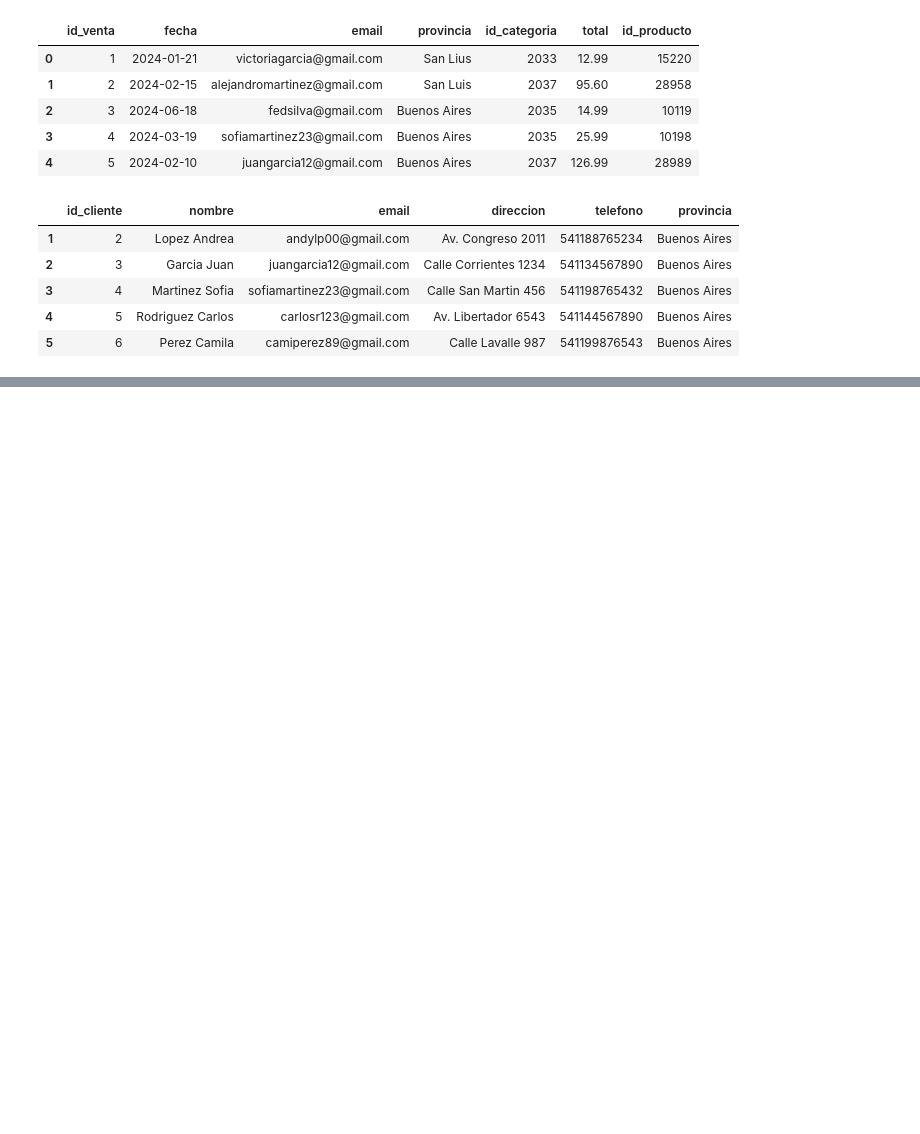
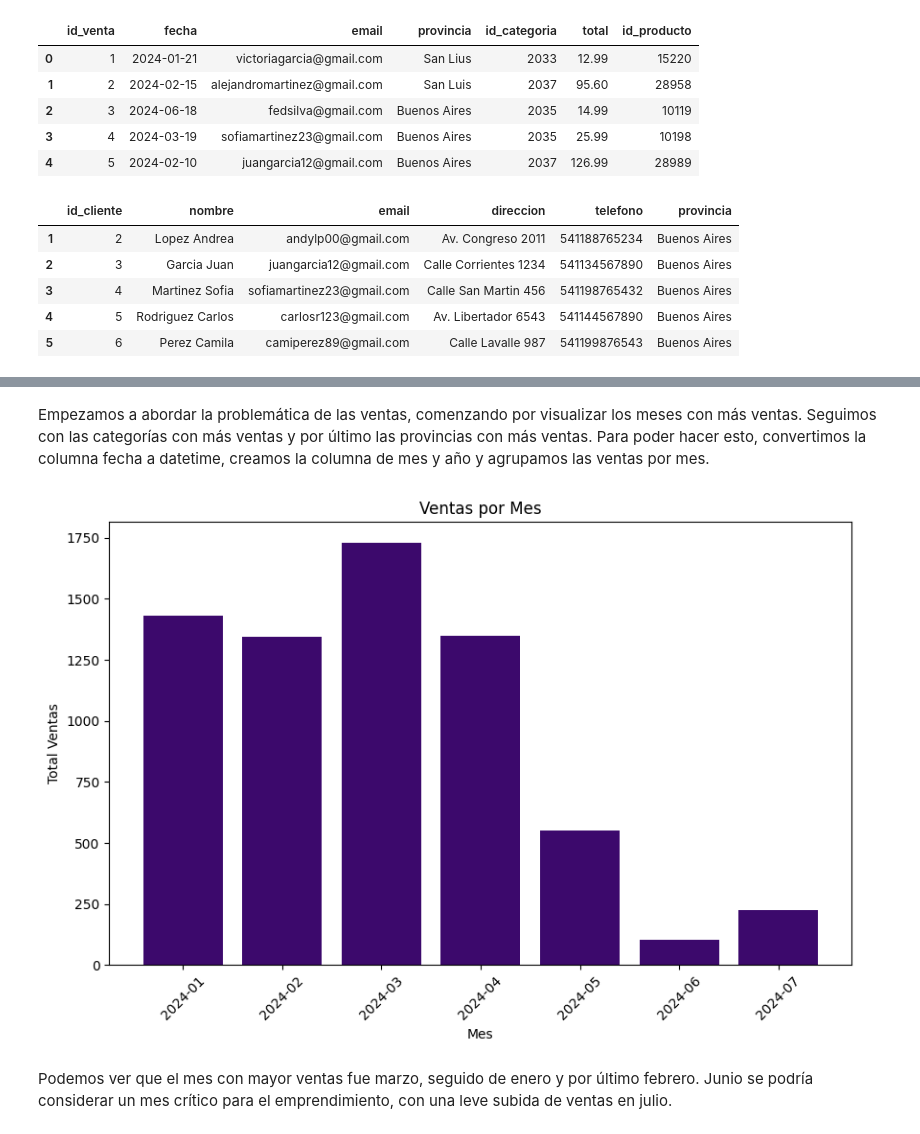
Before and after one commit to sbkrz/noir_velvet, a Jupyter notebook: EDA.ipynb, the cells around one changed output, grey strips where cells are left out. Drawn from its saved outputs; the diff is of its cells as text; code cells hidden in the pictures; blank space fills up the shorter version.

```diff
--- a/EDA.ipynb
+++ b/EDA.ipynb
@@ -54,0 +116,23 @@ clientes.head()
+# %% [markdown]
+Empezamos a abordar la problemática de las ventas, comenzando por visualizar los meses con más ventas. Seguimos con las categorías con más ventas y por último las provincias con más ventas.
+Para poder hacer esto, convertimos la columna fecha a datetime, creamos la columna de mes y año y agrupamos las ventas por mes.
+# %%
+ventas['fecha'] = pd.to_datetime(ventas['fecha'])
+# %%
+ventas['mes'] = ventas['fecha'].dt.to_period('M')
+# %%
+ventas_mensuales = ventas.groupby('mes')['total'].sum().reset_index()
+# %%
+ventas_mensuales['mes'] = ventas_mensuales['mes'].astype(str)
+# %%
+plt.figure(figsize=(10,6))
+plt.bar(ventas_mensuales['mes'], ventas_mensuales['total'], color='#3c096c')
+plt.xticks(rotation=45)
+plt.title('Ventas por Mes')
+plt.xlabel('Mes')
+plt.ylabel('Total Ventas')
+plt.show()
+# %% [output]
+[figure, added]
+# %% [markdown]
+Podemos ver que el mes con mayor ventas fue marzo, seguido de enero y por último febrero. Junio se podría considerar un mes crítico para el emprendimiento, con una leve subida de ventas en julio.
```
Also changed, not shown: parts of 50 cells of this notebook.
